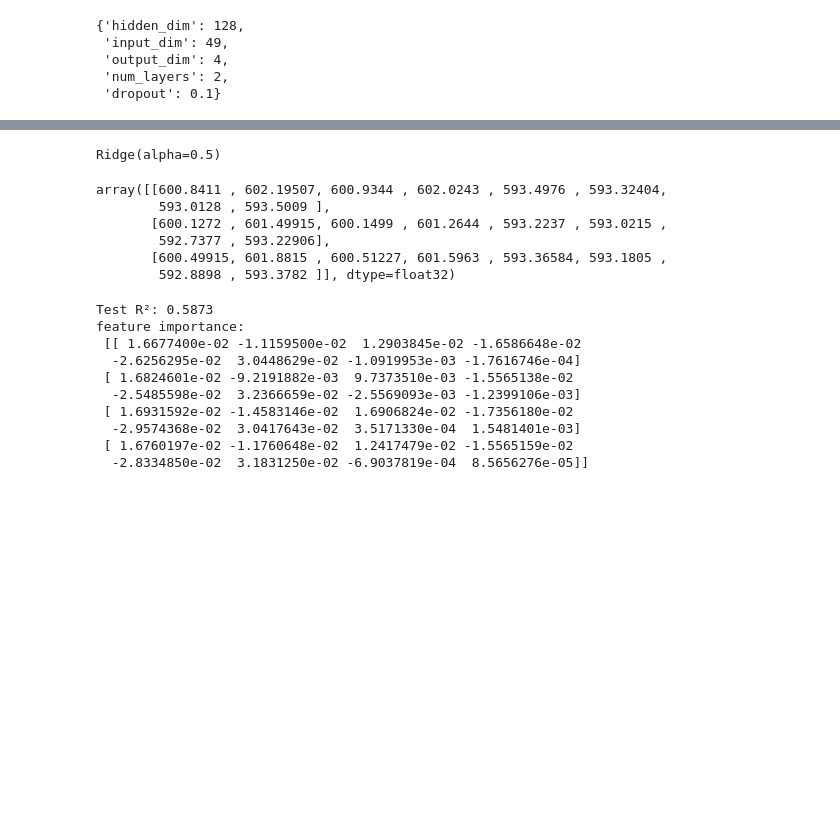
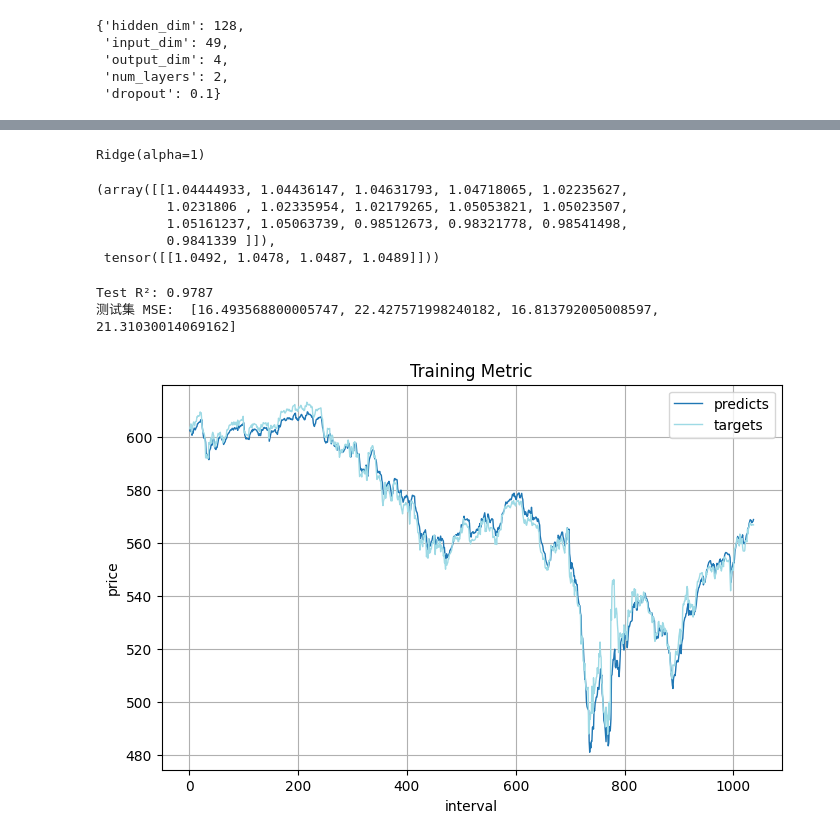
Before and after one commit to cziwen/TockFormer, a Jupyter notebook: fitModel.ipynb, the cells around one changed output, grey strips where cells are left out. Cells and saved outputs as stored; diff of their text form; code cells hidden in the pictures; blank space fills up the shorter version.

```diff
--- a/fitModel.ipynb
+++ b/fitModel.ipynb
@@ -378,35 +419,38 @@ array([[585.8982 , 587.3316 , 586.0046 , 586.9526 , 583.401  , 583.19916,
 # %%
 # 先用一个简单的线性模型进行 blender
-ridge = Ridge (alpha=0.5)
-ridge.fit (X_val_bd, y_val)
+ridge_blender = Ridge (alpha=1)
+ridge_blender.fit (X_val_blender, y_val.numpy())
 # %% [output]
-Ridge(alpha=0.5)
+Ridge(alpha=1)
 # %%
-# 预测测试集
-X_test_tock = tock.predict_model (X_test, scaler=scaler, target_indices=target_indices)
-X_test_lstm = lstm.predict_model (X_test, scaler=scaler, target_indices=target_indices)
+# Blender 预测 测试集
+X_test_tock = tock.predict_model (X_test)
+X_test_lstm = lstm.predict_model (X_test)
+X_test_ridge = ridge.predict (X_test.reshape(X_test.shape[0], -1))
+X_test_xgbst = xgbst_mlt.predict(X_test.reshape(X_test.shape[0], -1))
 
-X_test_bd = np.concatenate ((X_test_tock, X_test_lstm), axis=1)
-X_test_bd[:3]
+X_test_blender = np.concatenate ((X_test_tock, X_test_lstm, X_test_ridge, X_test_xgbst), axis=1)
+X_test_blender[:1], y_test[:1]
 # %% [output]
-array([[600.8411 , 602.19507, 600.9344 , 602.0243 , 593.4976 , 593.32404,
-        593.0128 , 593.5009 ],
-       [600.1272 , 601.49915, 600.1499 , 601.2644 , 593.2237 , 593.0215 ,
-        592.7377 , 593.22906],
-       [600.49915, 601.8815 , 600.51227, 601.5963 , 593.36584, 593.1805 ,
-        592.8898 , 593.3782 ]], dtype=float32)
+(array([[1.04444933, 1.04436147, 1.04631793, 1.04718065, 1.02235627,
+         1.0231806 , 1.02335954, 1.02179265, 1.05053821, 1.05023507,
+         1.05161237, 1.05063739, 0.98512673, 0.98321778, 0.98541498,
+         0.9841339 ]]),
+ tensor([[1.0492, 1.0478, 1.0487, 1.0489]]))
 # %%
-score = ridge.score (X_test_bd, y_test)
+score = ridge_blender.score (X_test_blender, y_test)
 print (f"Test R²: {score:.4f}")
-print (f"feature importance:\n {ridge.coef_}")
+
+
+preds_blender = ridge_blender.predict (X_test_blender)
+preds_blender = safe_inverse_transform (preds_blender, scaler, target_indices)
+print ("测试集 MSE: ", [mean_squared_error(targets[:, i], preds_blender[:, i]) for i in range(preds_blender.shape[1])])
+
+curve_dict = {}
+curve_dict['predicts'] = preds_blender[:, 3]
+curve_dict['targets'] = targets[:, 3]
+plot_multiple_curves (curve_dict, x_label='interval', y_label='price')
 # %% [output]
-Test R²: 0.5873
-feature importance:
- [[ 1.6677400e-02 -1.1159500e-02  1.2903845e-02 -1.6586648e-02
-  -2.6256295e-02  3.0448629e-02 -1.0919953e-03 -1.7616746e-04]
- [ 1.6824601e-02 -9.2191882e-03  9.7373510e-03 -1.5565138e-02
-  -2.5485598e-02  3.2366659e-02 -2.5569093e-03 -1.2399106e-03]
- [ 1.6931592e-02 -1.4583146e-02  1.6906824e-02 -1.7356180e-02
-  -2.9574368e-02  3.0417643e-02  3.5171330e-04  1.5481401e-03]
- [ 1.6760197e-02 -1.1760648e-02  1.2417479e-02 -1.5565159e-02
-  -2.8334850e-02  3.1831250e-02 -6.9037819e-04  8.5656276e-05]]
+Test R²: 0.9787
+测试集 MSE:  [16.493568800005747, 22.427571998240182, 16.813792005008597, 21.31030014069162]
+[figure, added]
```
Also changed, not shown: parts of 20 cells of this notebook, 2 other files.
